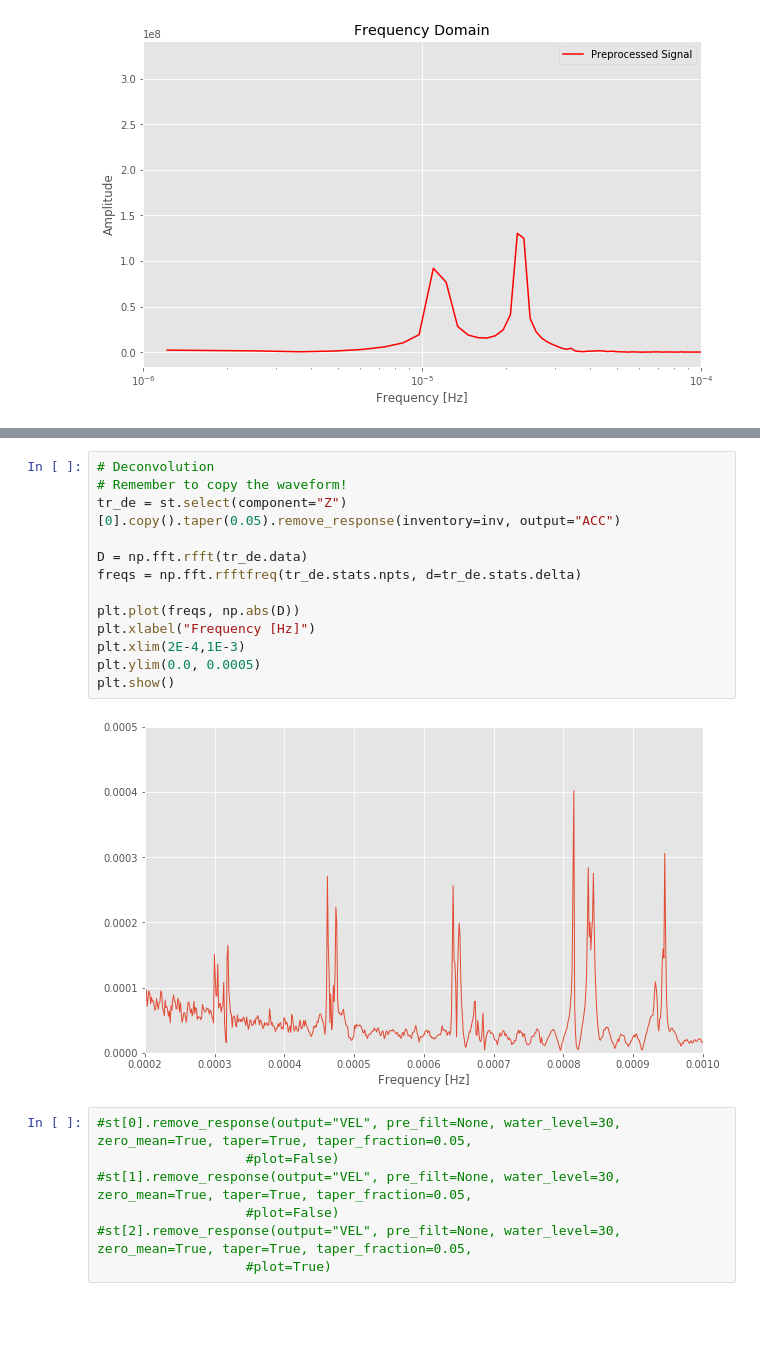
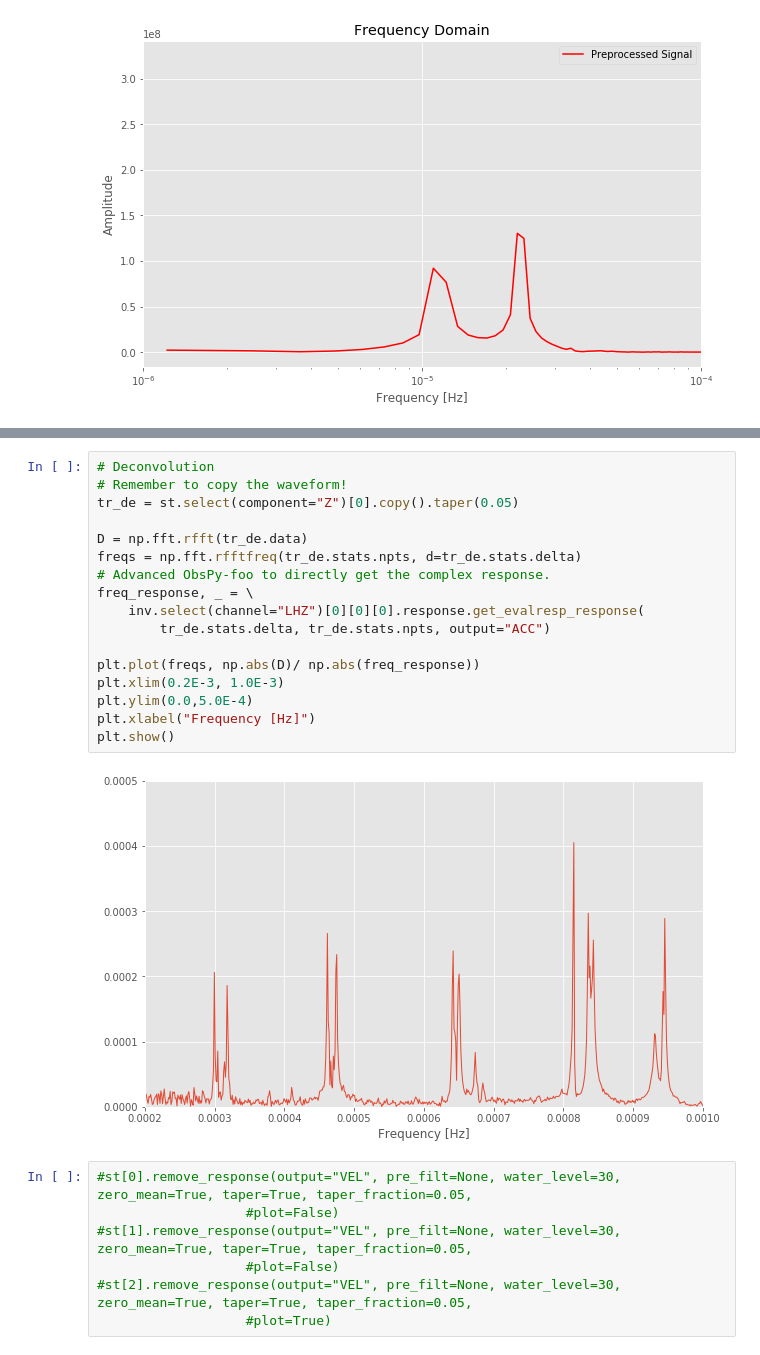
Before and after one commit to heinerigel/2017-JupyterNotebooksForGeophysics, a Jupyter notebook: Notebooks/05_SumatraEarthquake/Sumatra_PartA/CAN_response.ipynb, the cells around one changed output, grey strips where cells are left out. Saved outputs shown, nothing was run; the diff lists cells and outputs as text; blank space fills up the shorter version.

```diff
--- a/Notebooks/05_SumatraEarthquake/Sumatra_PartA/CAN_response.ipynb
+++ b/Notebooks/05_SumatraEarthquake/Sumatra_PartA/CAN_response.ipynb
@@ -188,18 +191,22 @@ Inventory created at 2017-11-29T10:05:23.000000Z
 # %%
 # Deconvolution
 # Remember to copy the waveform!
-tr_de = st.select(component="Z")[0].copy().taper(0.05).remove_response(inventory=inv, output="ACC")
+tr_de = st.select(component="Z")[0].copy().taper(0.05)
 
 D = np.fft.rfft(tr_de.data)
 freqs = np.fft.rfftfreq(tr_de.stats.npts, d=tr_de.stats.delta)
+# Advanced ObsPy-foo to directly get the complex response.
+freq_response, _ = \
+    inv.select(channel="LHZ")[0][0][0].response.get_evalresp_response(
+        tr_de.stats.delta, tr_de.stats.npts, output="ACC")
 
-plt.plot(freqs, np.abs(D))
+plt.plot(freqs, np.abs(D)/ np.abs(freq_response))
+plt.xlim(0.2E-3, 1.0E-3)
+plt.ylim(0.0,5.0E-4)
 plt.xlabel("Frequency [Hz]")
-plt.xlim(2E-4,1E-3)
-plt.ylim(0.0, 0.0005)
 plt.show()
 # %% [output]
-[figure, old version]
+[figure, new version]
 # %%
 #st[0].remove_response(output="VEL", pre_filt=None, water_level=30, zero_mean=True, taper=True, taper_fraction=0.05,
                    #plot=False)
```
Also changed, not shown: parts of 3 cells of this notebook, 1 other file.
